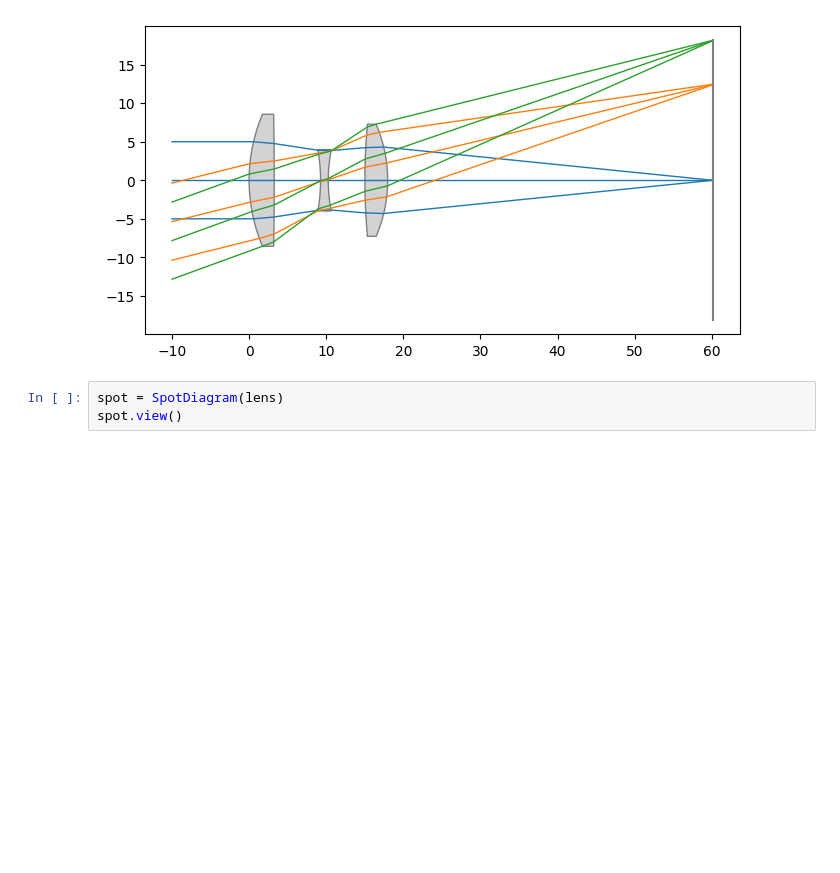
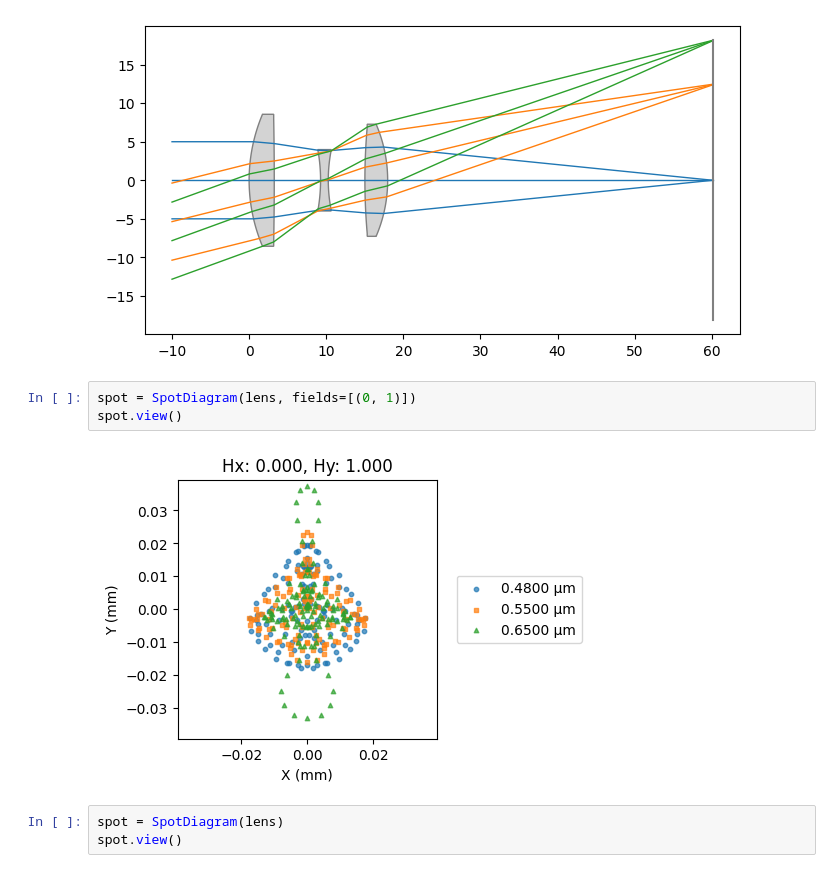
Before and after one commit to HarrisonKramer/optiland, a Jupyter notebook: docs/gallery/analysis/spot.ipynb, the cells around one changed output. Drawn from its saved outputs; the diff is of its cells as text; blank space fills up the shorter version.

Commit message:
Refactor SpotDiagram class to use 'fields' attribute in view method

```diff
--- a/docs/gallery/analysis/spot.ipynb
+++ b/docs/gallery/analysis/spot.ipynb
@@ -9,6 +9,11 @@ lens = CookeTriplet()
 lens.draw()
 # %% [output]
 [figure]
+# %%
+spot = SpotDiagram(lens, fields=[(0, 1)])
+spot.view()
+# %% [output]
+[figure, added]
 # %%
 spot = SpotDiagram(lens)
 spot.view()
```
